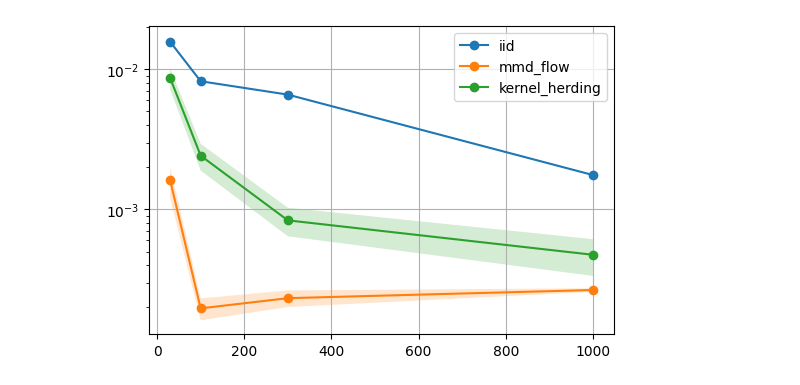
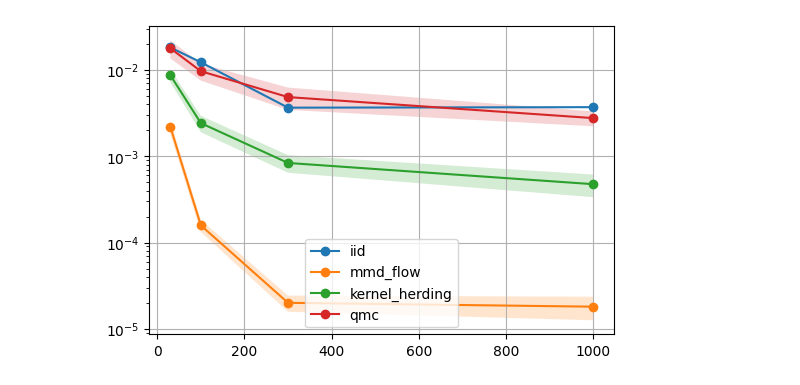
Before and after one commit to hudsonchen/MMDF_cubature, a Jupyter notebook: plotting_notebooks/mog.ipynb, the cells around one changed output. Saved outputs shown, nothing was run; the diff lists cells and outputs as text; code cells hidden in the pictures.

```diff
--- a/plotting_notebooks/mog.ipynb
+++ b/plotting_notebooks/mog.ipynb
@@ -5,44 +16,62 @@ import os
 # %%
-# List of seed numbers you want to loop over
+# This is neg exponetial
+#
+distribution = Distribution(kernel=kernel, means=means, covariances=covariances, integrand_name='neg_exp', weights=weights)
+true_value = distribution.integral()
+
 seed_numbers = range(0, 8)  # Adjust this range as needed
 particle_num_list = [30, 100, 300, 1000]
+step_num_list = [10000, 10000, 30000, 30000]
 I_err = {'iid': [np.zeros((len(particle_num_list), len(seed_numbers))), np.zeros((len(particle_num_list), len(seed_numbers)))],
         'mmd_flow': [np.zeros((len(particle_num_list), len(seed_numbers))), np.zeros((len(particle_num_list), len(seed_numbers)))],
+        'qmc': [np.zeros((len(particle_num_list), len(seed_numbers))), np.zeros((len(particle_num_list), len(seed_numbers)))],
         'kernel_herding': [np.zeros((len(particle_num_list), len(seed_numbers))), np.zeros((len(particle_num_list), len(seed_numbers)))]}
 
 for e, particle_num in enumerate(particle_num_list):
     for seed in seed_numbers:
         dir_path = f"/home/zongchen/mmd_flow_cubature/results/mmd_flow/mog_dataset/Gaussian_kernel/"
-        dir_path += f"__step_size_1.0__bandwidth_1.0__step_num_10000__particle_num_{particle_num}__inject_noise_scale_0.0__seed_{seed}/"
-        I_err['iid'][0][e, seed] = np.load(dir_path + 'iid_err.npy')
-        I_err['mmd_flow'][0][e, seed] = np.load(dir_path + 'mmd_flow_err.npy')
-        I_err['iid'][1][e, seed] = np.load(dir_path + 'mmd_flow_err.npy')
-        I_err['mmd_flow'][1][e, seed] = np.load(dir_path + 'mmd_flow_err.npy')
+        dir_path += f"__step_size_1.0__bandwidth_1.0__step_num_{step_num_list[e]}__particle_num_{particle_num}__inject_noise_scale_0.1__seed_{seed}/"
+        true_value = distribution.integral()
+        iid_samples = np.load(dir_path + 'iid_samples.npy')
+        mmd_flow_samples = np.load(dir_path + 'mmd_flow_samples.npy')
+        qmc_samples = np.load(dir_path + 'qmc_samples.npy')
+
+        I_err['iid'][0][e, seed] = np.abs(true_value - mmd_flow.utils.evaluate_integral(distribution, iid_samples))
+        I_err['iid'][1][e, seed] = np.abs(true_value - mmd_flow.utils.evaluate_integral(distribution, iid_samples, kernel=kernel))
+        I_err['mmd_flow'][0][e, seed] = np.abs(true_value - mmd_flow.utils.evaluate_integral(distribution, mmd_flow_samples))
+        I_err['mmd_flow'][1][e, seed] = np.abs(true_value - mmd_flow.utils.evaluate_integral(distribution, mmd_flow_samples, kernel=kernel))
+        I_err['qmc'][0][e, seed] = np.abs(true_value - mmd_flow.utils.evaluate_integral(distribution, qmc_samples))
+        I_err['qmc'][1][e, seed] = np.abs(true_value - mmd_flow.utils.evaluate_integral(distribution, qmc_samples, kernel=kernel))
 
         dir_path = f"/home/zongchen/mmd_flow_cubature/results/kernel_herding/mog_dataset/Gaussian_kernel/"
         dir_path += f"__step_size_1.0__bandwidth_1.0__step_num_10000__particle_num_{particle_num}__seed_{seed}/"
 
-        I_err['kernel_herding'][0][e, seed] = np.load(dir_path + 'kh_err.npy')
-        I_err['kernel_herding'][1][e, seed] = np.load(dir_path + 'kh_err.npy')
+        kh_samples = np.load(dir_path + 'kernel_herding_samples.npy')
+        I_err['kh'][0][e, seed] = np.abs(true_value - mmd_flow.utils.evaluate_integral(distribution, kh_samples))
+        I_err['kh'][1][e, seed] = np.abs(true_value - mmd_flow.utils.evaluate_integral(distribution, kh_samples, kernel=kernel))
 # %%
 I_err['iid'][0] = np.nanmean(I_err['iid'][0], axis=1)
 I_err['iid'][1] = np.nanstd(I_err['iid'][1], axis=1) / np.sqrt(I_err['iid'][1].shape[1])
 I_err['mmd_flow'][0] = np.nanmean(I_err['mmd_flow'][0], axis=1)
 I_err['mmd_flow'][1] = np.nanstd(I_err['mmd_flow'][1], axis=1) / np.sqrt(I_err['mmd_flow'][1].shape[1])
-I_err['kernel_herding'][0] = np.nanmean(I_err['kernel_herding'][0], axis=1)
-I_err['kernel_herding'][1] = np.nanstd(I_err['kernel_herding'][1], axis=1) / np.sqrt(I_err['kernel_herding'][1].shape[1])
+I_err['kh'][0] = np.nanmean(I_err['kh'][0], axis=1)
+I_err['kh'][1] = np.nanstd(I_err['kh'][1], axis=1) / np.sqrt(I_err['kernel_herding'][1].shape[1])
+I_err['qmc'][0] = np.nanmean(I_err['qmc'][0], axis=1)
+I_err['qmc'][1] = np.nanstd(I_err['qmc'][1], axis=1) / np.sqrt(I_err['qmc'][1].shape[1])
 # %%
 fig1 = plt.figure(figsize=(6, 4))
 plt.grid(True)
 
 plt.plot(particle_num_list, I_err['iid'][0], label='iid', marker='o')
 plt.fill_between(particle_num_list, I_err['iid'][0] - I_err['iid'][1], I_err['iid'][0] + I_err['iid'][1], alpha=0.2)
 plt.plot(particle_num_list, I_err['mmd_flow'][0], label='mmd_flow', marker='o')
 plt.fill_between(particle_num_list, I_err['mmd_flow'][0] - I_err['mmd_flow'][1], I_err['mmd_flow'][0] + I_err['mmd_flow'][1], alpha=0.2)
-plt.plot(particle_num_list, I_err['kernel_herding'][0], label='kernel_herding', marker='o')
-plt.fill_between(particle_num_list, I_err['kernel_herding'][0] - I_err['kernel_herding'][1], I_err['kernel_herding'][0] + I_err['kernel_herding'][1], alpha=0.2)
+plt.plot(particle_num_list, I_err['kh'][0], label='kernel_herding', marker='o')
+plt.fill_between(particle_num_list, I_err['kh'][0] - I_err['kernel_herding'][1], I_err['kernel_herding'][0] + I_err['kernel_herding'][1], alpha=0.2)
+plt.plot(particle_num_list, I_err['qmc'][0], label='qmc', marker='o')
+plt.fill_between(particle_num_list, I_err['qmc'][0] - I_err['qmc'][1], I_err['qmc'][0] + I_err['qmc'][1], alpha=0.2)
 plt.yscale('log')
 plt.legend()
 plt.show()
 # %% [output]
-[figure, old version]
+[figure, new version]
```
Also changed, not shown: parts of 2 cells of this notebook, 5 other files.
